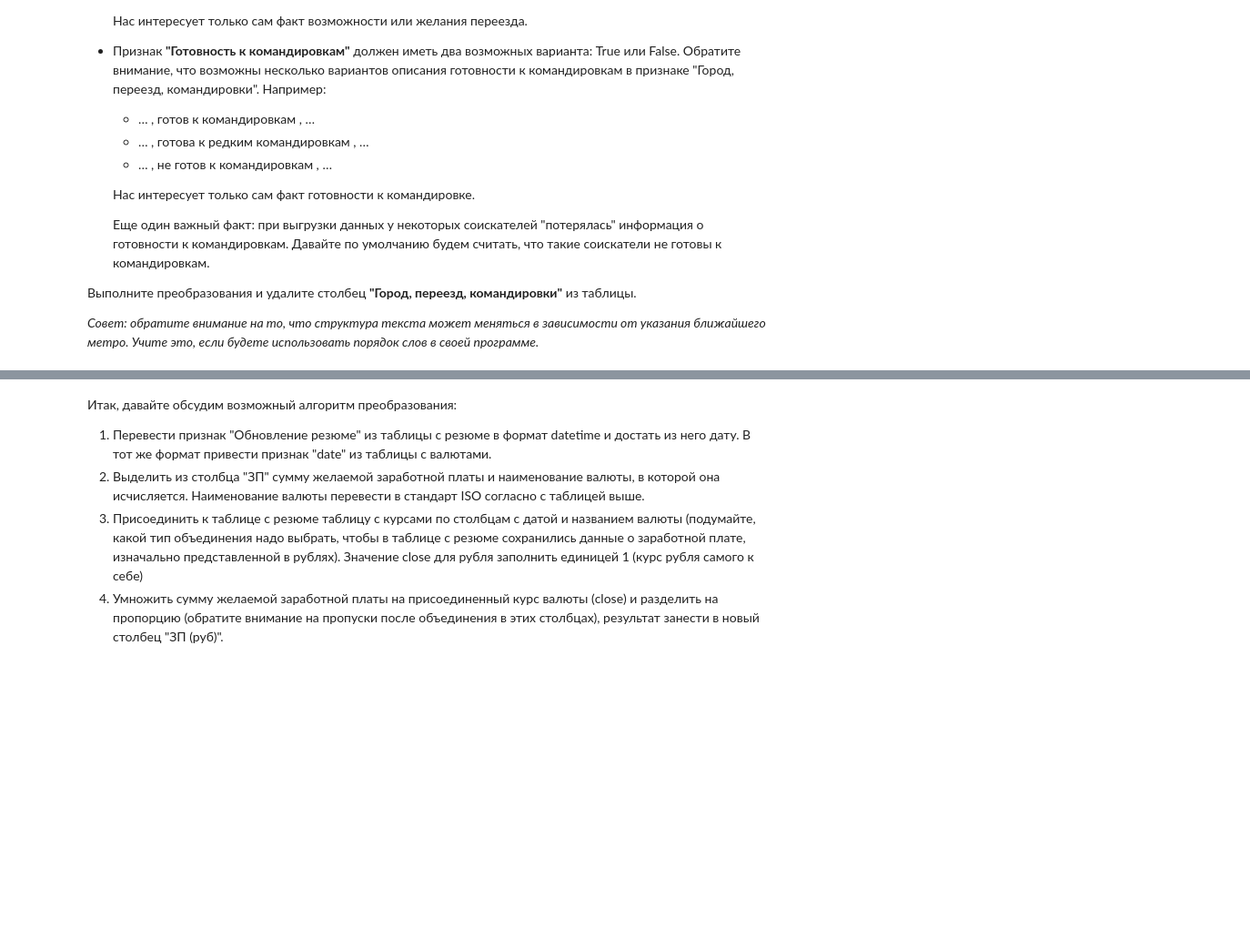
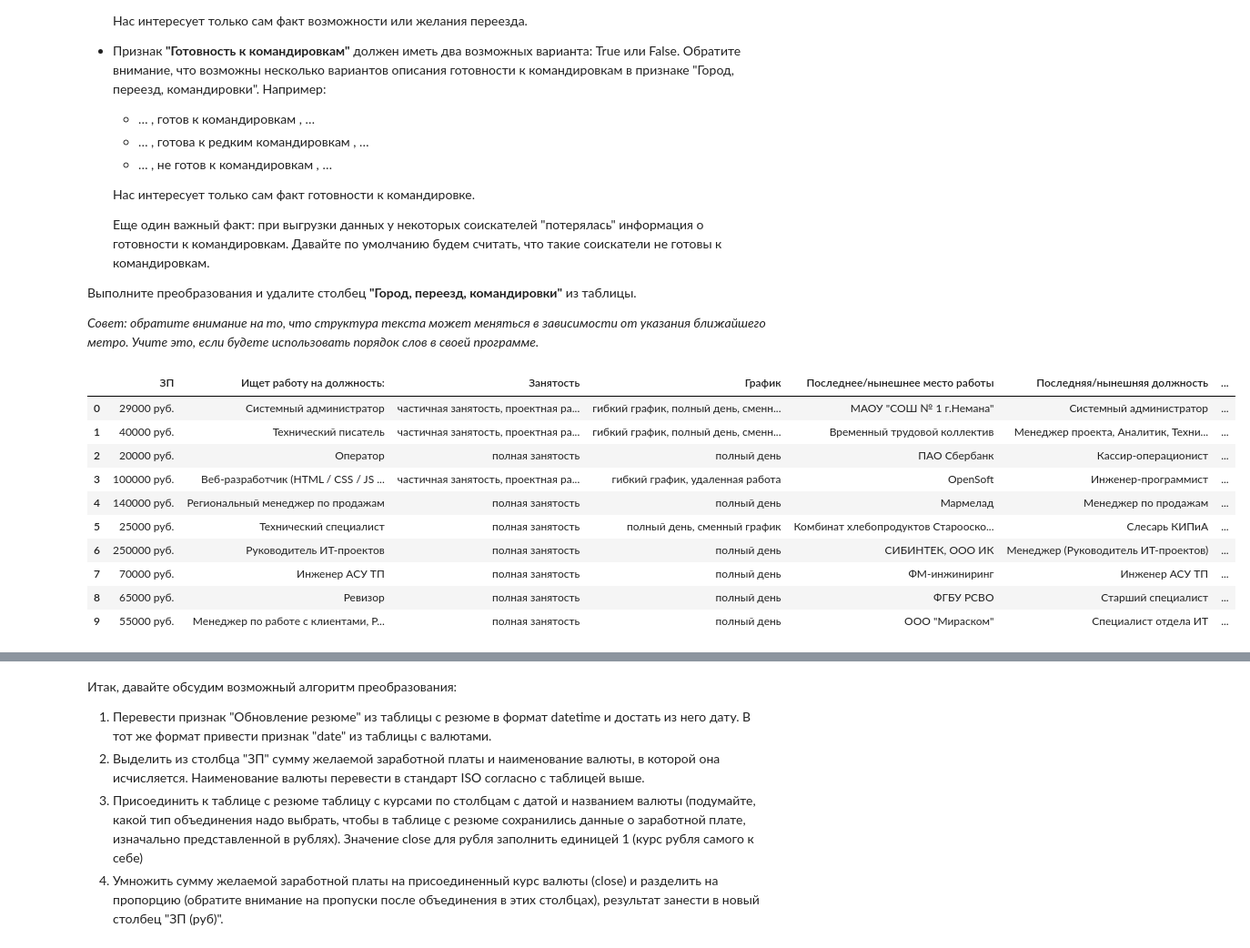
Before and after one commit to feelingcxld/SkillFactory, a Jupyter notebook: HeadHunterResumeAnalysis/hh_resume_analysis.ipynb, the cells around one changed output, grey strips where cells are left out. Shown at 91% size. Saved outputs shown, nothing was run; the diff lists cells and outputs as text; code cells hidden in the pictures; blank space fills up the shorter version.

```diff
--- a/HeadHunterResumeAnalysis/hh_resume_analysis.ipynb
+++ b/HeadHunterResumeAnalysis/hh_resume_analysis.ipynb
@@ -181,12 +185,24 @@ hh_df.head()
 Выполните преобразование, ответьте на контрольные вопросы и удалите столбец **"Опыт работы"** из таблицы.
 # %%
 def get_experience(string):
+    """
+    Функция извлекает опыт работы из строки
+
+    Args:
+        string (str): Строка с опытом работы
+
+    Returns:
+        float: Опыт работы в месяцах
+    """
     if string is np.nan:
         return np.nan
+
     if string == 'Не указано':
         return np.nan
+
     splitted_string = string.split()[2:6]
     result = 0
+
     for i, string in enumerate(splitted_string):
         if string.startswith('год') or string.startswith('лет'):
             year = int(splitted_string[i-1])
@@ -194,6 +210,7 @@ def get_experience(string):
         elif string.startswith('мес'):
             month = int(splitted_string[i-1])
             result += month
+
     return result
 
 hh_df['Опыт работы (месяц)'] = hh_df['Опыт работы'].apply(get_experience)
@@ -252,3 +267,79 @@ million_cities = ['Новосибирск', 'Екатеринбург', 'Ниж
+# %%
+def get_city(string):
+    """
+    Функция извлекает город проживания из строки
+
+    Args:
+        string (str): Строка содержащая в себе город проживания
+
+    Returns:
+        str: Возвращает город проживания в виде одной из 4 категорий: 'Москва', 'Санкт-Петербург', 'город-миллионник', 'другие'
+    """
+    million_cities = ['Новосибирск', 'Екатеринбург', 'Нижний Новгород', 'Казань', 'Челябинск', 'Омск', 'Самара', 'Ростов-на-Дону', 'Уфа', 'Красноярск', 'Пермь', 'Воронеж', 'Волгоград' ]
+    city = string.split(' , ')[0]
+
+    if city in ['Москва', 'Санкт-Петербург']:
+        return city
+
+    if city in million_cities:
+        return 'город-миллионник'
+
+    return 'другие'
+
+def get_willing_to_relocate(string):
+    """
+    Функция по извлечению и преобразованию готовности человека к переезду
+
+    Args:
+        string (str): Строка с описанием готовности к переезду
+
+    Returns:
+        bool: Возвращает готовность человека к переезду
+    """
+    willing_to_relocate = string.split(' , ')[-2]
+
+    if willing_to_relocate.startswith('г') or willing_to_relocate.startswith('х'):
+        return True
+
+    return False
+
+def get_willing_to_travel(string):
+    """
+    Функция извлекает и преобразовывает готовность человека к командировкам
+
+    Args:
+        string (str): Строка с описанием готовности к командировкам
+
+    Returns:
+        bool: Возвращает готовность человека к командировкам
+    """
+    if 'командировка' in string:
+        willing_to_travel = string.split(' , ')[-1]
+
+        if willing_to_travel.startswith('г'):
+            return True
+
+    return False
+
+hh_df['Город'] = hh_df['Город, переезд, командировки'].apply(get_city)
+hh_df['Готовность к переезду'] = hh_df['Город, переезд, командировки'].apply(get_willing_to_relocate)
+hh_df['Готовность к командировкам'] = hh_df['Город, переезд, командировки'].apply(get_willing_to_travel)
+
+hh_df = hh_df.drop('Город, переезд, командировки', axis=1)
+
+hh_df.head(10)
+# %% [output]
+|  | ЗП | Ищет работу на должность: | Занятость | График | Последнее/нынешнее место работы | Последняя/нынешняя должность | ... |
+| 0 | 29000 руб. | Системный администратор | частичная занятость, проектная ра... | гибкий график, полный день, сменн... | МАОУ "СОШ № 1 г.Немана" | Системный администратор | ... |
+| 1 | 40000 руб. | Технический писатель | частичная занятость, проектная ра... | гибкий график, полный день, сменн... | Временный трудовой коллектив | Менеджер проекта, Аналитик, Техни... | ... |
+| 2 | 20000 руб. | Оператор | полная занятость | полный день | ПАО Сбербанк | Кассир-операционист | ... |
+| 3 | 100000 руб. | Веб-разработчик (HTML / CSS / JS ... | частичная занятость, проектная ра... | гибкий график, удаленная работа | OpenSoft | Инженер-программист | ... |
+| 4 | 140000 руб. | Региональный менеджер по продажам | полная занятость | полный день | Мармелад | Менеджер по продажам | ... |
+| 5 | 25000 руб. | Технический специалист | полная занятость | полный день, сменный график | Комбинат хлебопродуктов Старооско... | Слесарь КИПиА | ... |
+| 6 | 250000 руб. | Руководитель ИТ-проектов | полная занятость | полный день | СИБИНТЕК, ООО ИК | Менеджер (Руководитель ИТ-проектов) | ... |
+| 7 | 70000 руб. | Инженер АСУ ТП | полная занятость | полный день | ФМ-инжиниринг | Инженер АСУ ТП | ... |
+| 8 | 65000 руб. | Ревизор | полная занятость | полный день | ФГБУ РСВО | Старший специалист | ... |
+| 9 | 55000 руб. | Менеджер по работе с клиентами, P... | полная занятость | полный день | ООО "Мираском" | Специалист отдела ИТ | ... |
 # %% [markdown]
 5. Рассмотрим поближе признаки **"Занятость"** и **"График"**. Сейчас признаки представляют собой набор категорий желаемой занятости (полная занятость, частичная занятость, проектная работа, волонтерство, стажировка) и желаемого графика работы (полный день, сменный график, гибкий график, удаленная работа, вахтовый метод).
 На сайте hh.ru соискатель может указывать различные комбинации данных категорий, например:
```
Also changed, not shown: parts of 8 cells of this notebook.
